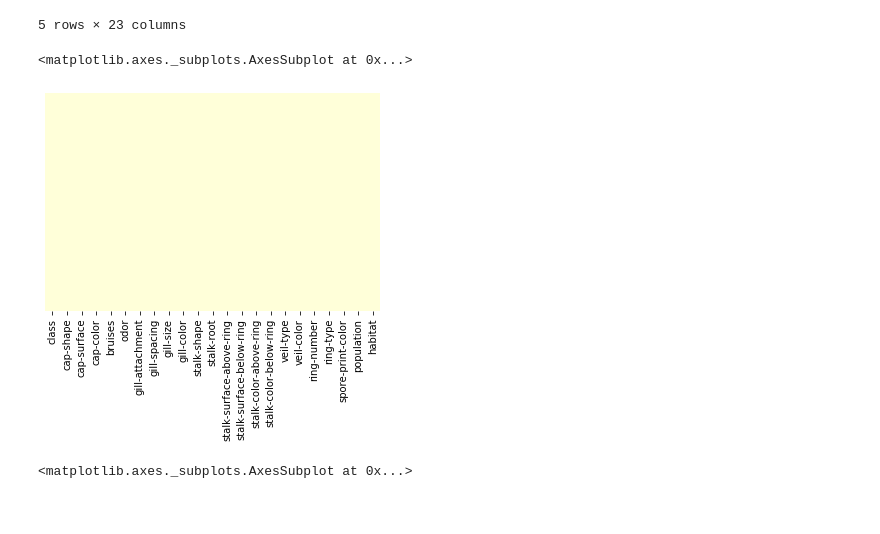
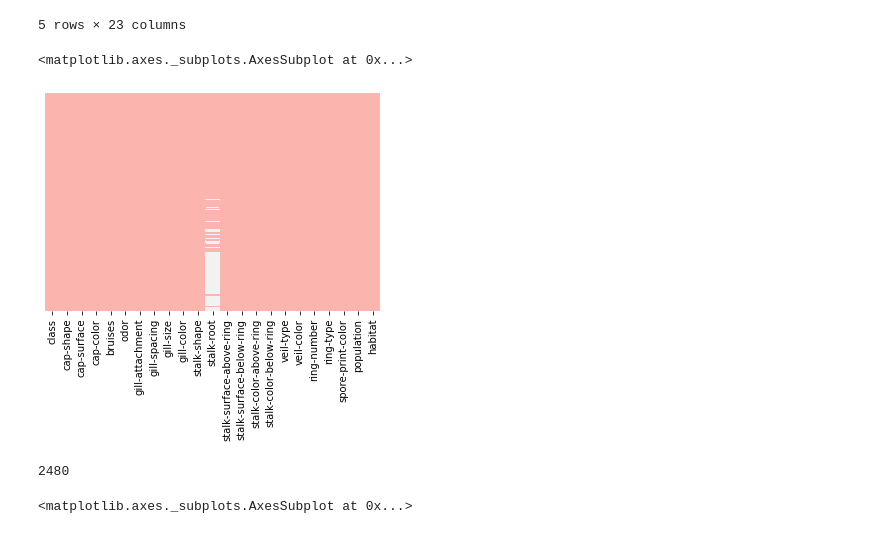
Before and after one commit to talesaraujo/kaggle-learn, a Jupyter notebook: mushroom/mushroom-classification.ipynb, the cells around one changed output. Saved outputs shown, nothing was run; the diff lists cells and outputs as text; code cells hidden in the pictures.

Commit message:
Added missing values and histogram visualizations

```diff
--- a/mushroom/mushroom-classification.ipynb
+++ b/mushroom/mushroom-classification.ipynb
@@ -7,6 +9,9 @@ import numpy as np
 import pandas as pd
 import matplotlib.pyplot as plt
 import seaborn as sns
+
+%matplotlib inline
+plt.rcParams.update({'figure.max_open_warning': 0})
 # %%
 df = pd.read_csv('mushrooms.csv')
 
@@ -52,10 +51,18 @@ df.head()
 5 rows × 23 columns
 # %%
 # Looking for missing values
-sns.heatmap(df.isnull(), yticklabels=False, cbar=False, cmap='YlGnBu')
+
+# From the description, we know that there are missing values labeled as '?' in 'stalk-root'. Let's plot them out.
+df.replace('?', np.nan, inplace=True)
+sns.heatmap(df.isnull(), yticklabels=False, cbar=False, cmap='Pastel1')
 # %% [output]
 <matplotlib.axes._subplots.AxesSubplot at 0x...>
-[figure, old version]
+[figure, new version]
+# %%
+# And as we can see here, there's A LOT of missing data!
+df['stalk-root'].isnull().sum()
+# %% [output]
+2480
 # %%
 # Since we are dealing with a classification task, we need to somehow visualize the class distribution
 plt.figure(figsize=(3, 6))
```
Also changed, not shown: parts of 6 cells of this notebook.
